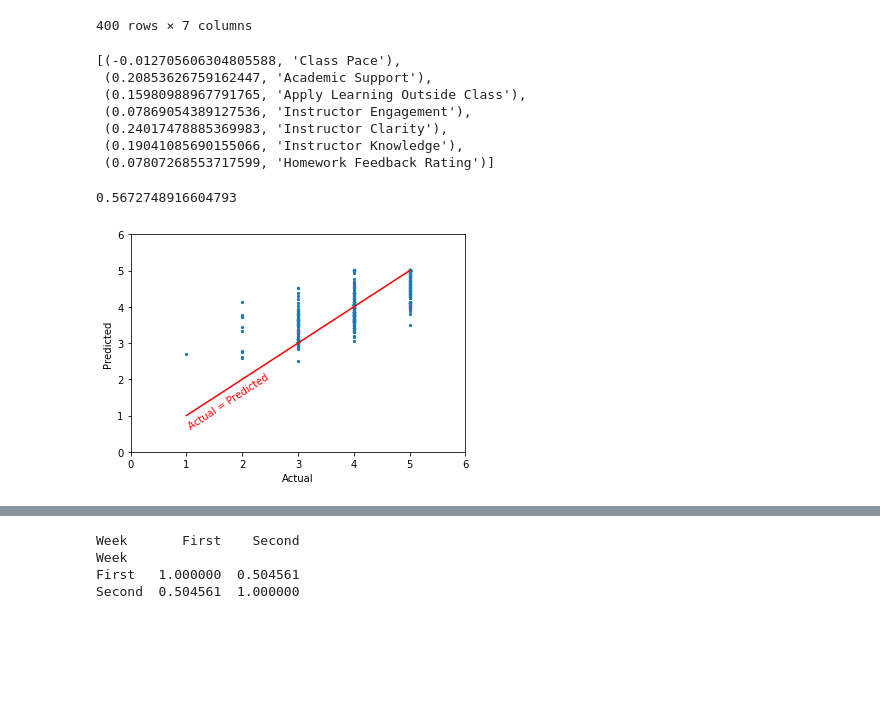
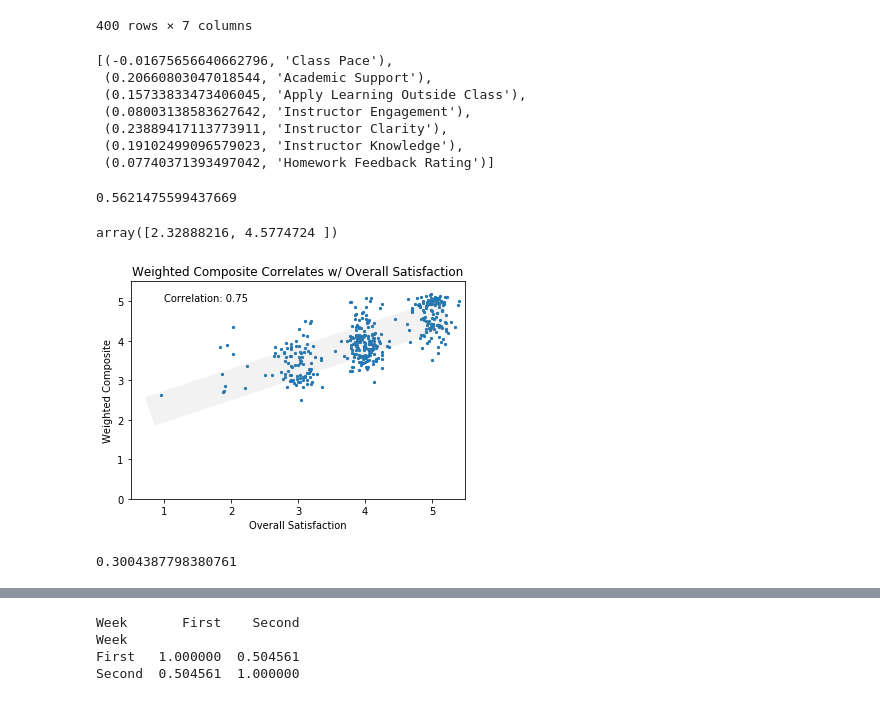
Before and after one commit to kevinclee26/BCS_Dashboard, a Jupyter notebook: qualitative_analysis.ipynb, the cells around one changed output, grey strips where cells are left out. Cells and saved outputs as stored; diff of their text form; code cells hidden in the pictures; blank space fills up the shorter version.

```diff
--- a/qualitative_analysis.ipynb
+++ b/qualitative_analysis.ipynb
@@ -725,27 +736,37 @@ X
 # %%
 from sklearn.linear_model import LinearRegression
 lr=LinearRegression()
 X=df[feature_columns].drop(columns=['Overall Satisfaction'])
 y=df['Overall Satisfaction']
 lr.fit(X, y)
 display(list(zip(lr.coef_, X.columns)))
 print(lr.score(X, y))
 predicted=lr.predict(X)
-plt.scatter(rand_jitter(y, 0.00), rand_jitter(predicted, 0.00), s=5)
-plt.xlim([0, 6])
-plt.ylim([0, 6])
-plt.plot([np.min(y), np.max(y)], [np.min(y), np.max(y)], c='r')
-plt.annotate('Actual = Predicted', (1, 2), rotation=33, color='r')
-plt.xlabel('Actual')
-plt.ylabel('Predicted')
+plt.scatter(rand_jitter(y, 0.04), rand_jitter(predicted, 0.04), s=5)
+plt.xlim([.5, 5.5])
+plt.ylim([0, 5.5])
+plt.xlabel('Overall Satisfaction')
+plt.ylabel('Weighted Composite')
+plt.title('Weighted Composite Correlates w/ Overall Satisfaction')
+# plt.plot([np.min(y), np.max(y)], [np.min(y), np.max(y)], color='grey', linestyle='dashed', linewidth=df_clean['Words'].values.std(), alpha=.1)
+m, b, r, p, std=sts.linregress(y, predicted)
+# plt.annotate('', (1.02, 2.35), rotation=b*11, color='grey')
+x=np.array([1, 5])
+y=m*x+b
+display(y)
+plt.plot(x, y, color='grey', linewidth=30, alpha=.1)
+plt.annotate(f'Correlation: {round(r, 2)}', (1, 5))
 plt.show()
+lr.intercept_
 # %% [output]
-[(-0.012705606304805588, 'Class Pace'),
- (0.20853626759162447, 'Academic Support'),
- (0.15980988967791765, 'Apply Learning Outside Class'),
- (0.07869054389127536, 'Instructor Engagement'),
- (0.24017478885369983, 'Instructor Clarity'),
- (0.19041085690155066, 'Instructor Knowledge'),
- (0.07807268553717599, 'Homework Feedback Rating')]
+[(-0.01675656640662796, 'Class Pace'),
+ (0.20660803047018544, 'Academic Support'),
+ (0.15733833473406045, 'Apply Learning Outside Class'),
+ (0.08003138583627642, 'Instructor Engagement'),
+ (0.23889417113773911, 'Instructor Clarity'),
+ (0.19102499096579023, 'Instructor Knowledge'),
+ (0.07740371393497042, 'Homework Feedback Rating')]
-0.5672748916604793
+0.5621475599437669
+array([2.32888216, 4.5774724 ])
-[figure, old version]
+[figure, new version]
+0.3004387798380761
```
Also changed, not shown: parts of 10 cells of this notebook, 27 other files.
